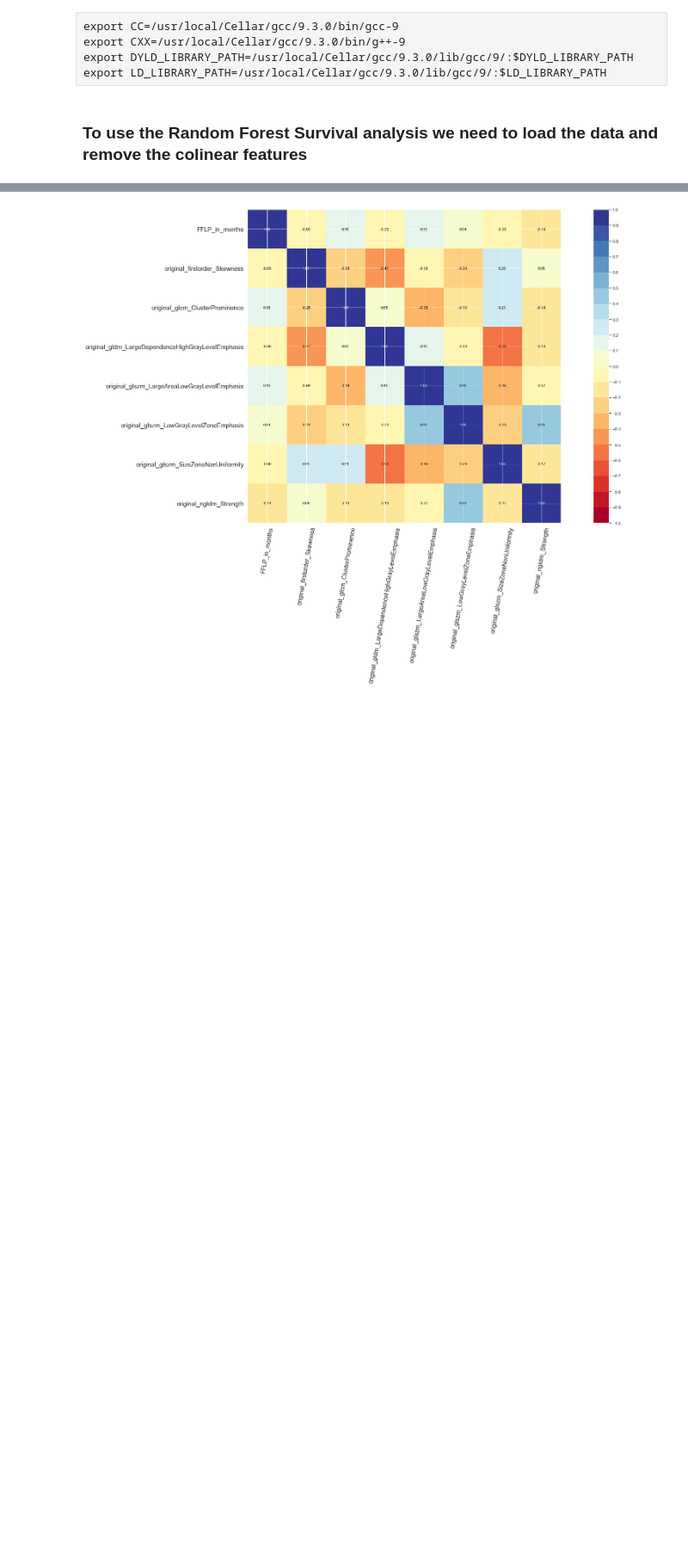
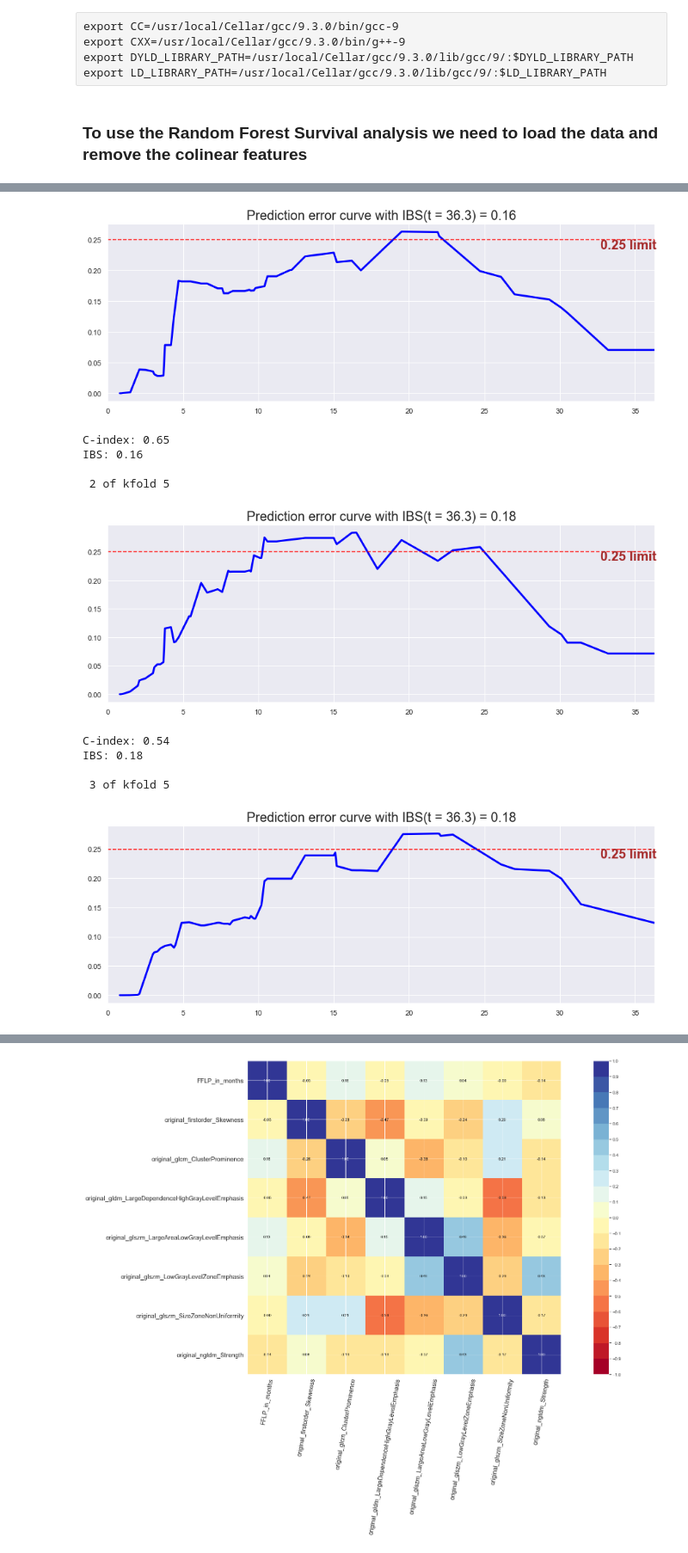
Before and after one commit to ricky-hu/liver_mets, a Jupyter notebook: random_forest.ipynb, the cells around one changed output, grey strips where cells are left out. Shown at 86% size. Drawn from its saved outputs; the diff is of its cells as text; code cells hidden in the pictures; blank space fills up the shorter version.

Commit message:
refactors to functions for survival forests

```diff
--- a/random_forest.ipynb
+++ b/random_forest.ipynb
@@ -27,0 +200,69 @@ stats.chisqprob = lambda chisq, df: stats.chi2.sf(chisq, df)
+# %%
+# Loading all the data
+# Single run of all datasets below, separate single-use code at bottom
+
+gtv = 'gtv.csv'
+liver_sub_gtv = 'liver_sub_gtv.csv'
+liver_plus_gtv = 'liver_plus_gtv.csv'
+
+gtv_clin_variables = 'gtv_clin_variables.csv'
+liver_sub_gtv_clin_variables = 'liver_sub_gtv_clin_variables.csv'
+liver_plus_gtv_clin_variables = 'liver_plus_gtv_clin_variables.csv'
+
+clin_variables_only = 'clin_variables_only.csv'
+data_list = list()
+data_list.extend((gtv, liver_sub_gtv, liver_plus_gtv, gtv_clin_variables, liver_sub_gtv_clin_variables, liver_plus_gtv_clin_variables, clin_variables_only))
+# %%
+# iterating thought each dataset
+# all results will be stored in a dataframe with columns "CI, CI STD, IBS, IBS"
+
+results = []
+
+for data_name in data_list:
+
+    # Running feature selection on the data
+
+    print('Processing: ' + data_name + '\n')
+    processed_file_name = 'filtered_' + data_name
+
+    print('Feature Selecting... \n')
+    if(not(os.path.exists(processed_file_name))):
+        print('Computing feature selection...\n')
+        filtered_data = feature_select(data_name)
+    else:
+        filtered_data = pd.read_csv(processed_file_name)
+        print('Loading existing selected features...\n')
+    print('\n \n')
+
+    # running gridsearch
+
+    print('Running gridsearch on: ' + data_name + '\n')
+    gridsearch_file_name = 'gridsearch_' + data_name
+
+    if(not(os.path.exists(gridsearch_file_name))):
+        print('Computing gridsearch...\n')
+        (c_index_best, num_tree_best, max_depth_best, min_node_best) = gridsearch(filtered_data, data_name)
+        print((c_index_best, num_trees_best,_max_depth_best, min_node_best))
+    else:
+        gridsearch_df = pd.read_csv(gridsearch_file_name)
+
+        c_index_best = gridsearch_df['Values'][0]
+        num_tree_best = gridsearch_df['Values'][1]
+        max_depth_best = gridsearch_df['Values'][2]
+        min_node_best = gridsearch_df['Values'][3]
+
+        #print(c_index_best)
+        print('Loading existing gridsearch hyperparameters...\n')
+
+    # generating model form best gridsearch combination
+
+    print('Evaluating K-folds with best hyperparameter combination...\n')
+    (CIAvg, CIStd, IBSAvg, IBSStd) = generate_survival_model(filtered_data, num_tree_best, max_depth_best, min_node_best)
+
+    results.append([data_name, c_index_best, CIAvg, CIStd, IBSAvg, IBSStd, num_tree_best, max_depth_best, min_node_best])
+    print('\n \n')
+
+results_DF = pd.DataFrame(results, columns = ['Data', 'Best Gridsearch CI', 'CI Avg','CI STD','IBS Avg', 'IBS STD', 'Num Trees', 'Max Depth', 'Min Node'])
+
+print(results_DF)
+# %% [output]
@@ -27,0 +286,11 @@ stats.chisqprob = lambda chisq, df: stats.chi2.sf(chisq, df)
+[figure, added]
+C-index: 0.65
+IBS: 0.16
+
+ 2 of kfold 5
+[figure, added]
+C-index: 0.54
+IBS: 0.18
+
+ 3 of kfold 5
+[figure, added]
```
Also changed, not shown: parts of 27 cells of this notebook, 2 other files.
